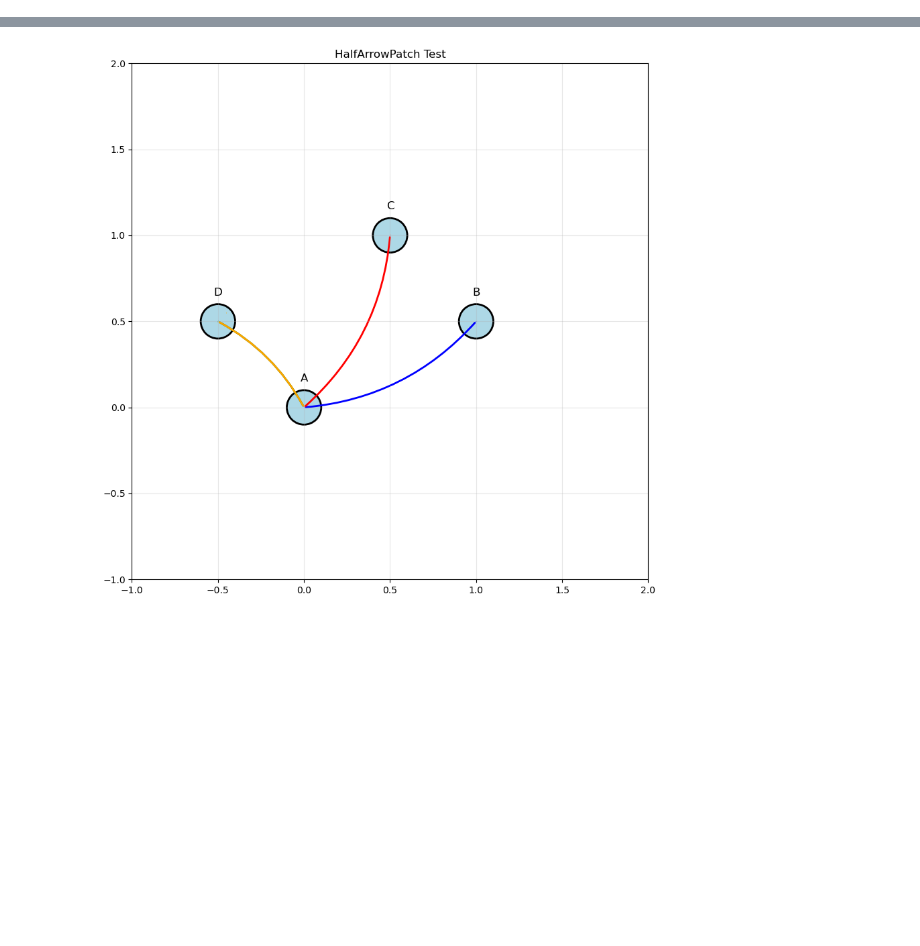
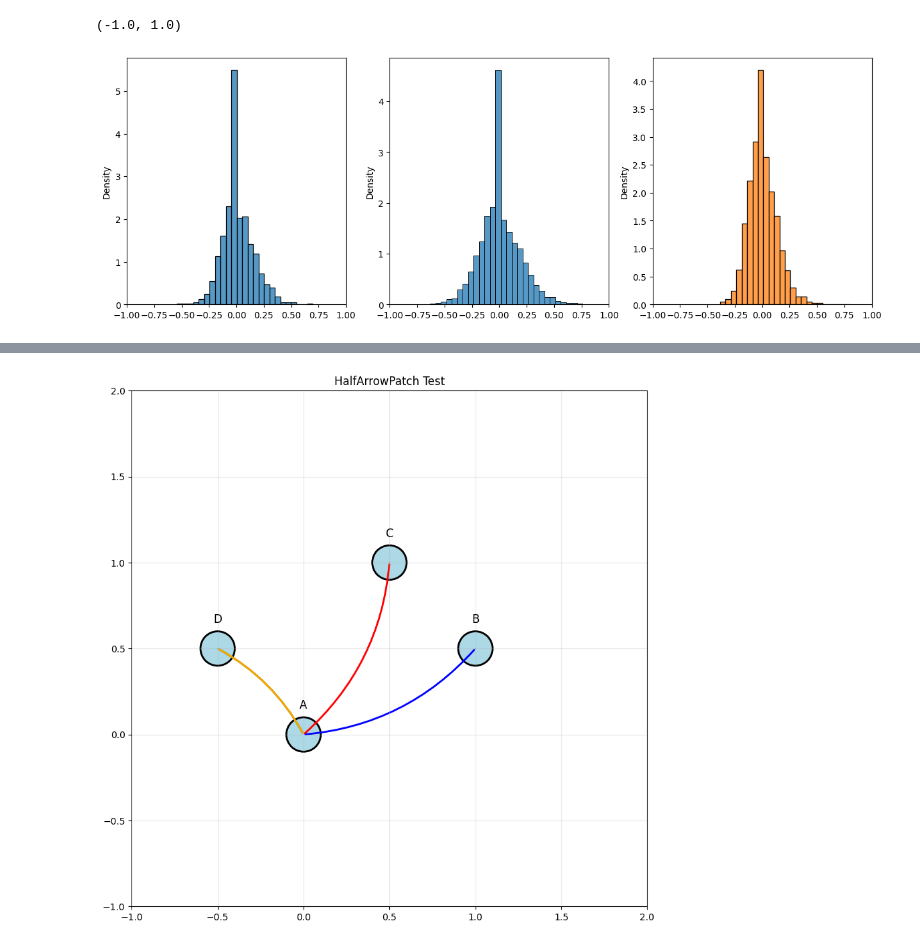
Before and after one commit to anacanoherranz/TFM, a Jupyter notebook: redes/redes.ipynb, the cells around one changed output, grey strips where cells are left out. Saved outputs shown, nothing was run; the diff lists cells and outputs as text; code cells hidden in the pictures; blank space fills up the shorter version.

```diff
--- a/redes/redes.ipynb
+++ b/redes/redes.ipynb
@@ -15,0 +511,36 @@ especies = data["especies"]
+# %%
+#histograma de los coeficientes por ventana, 3 figuras en una imagen
+
+import seaborn as sns
+import matplotlib.pyplot as plt
+with open("results_w1_delta.pkl", "rb") as f:
+    data_1 = pickle.load(f)
+
+coef_1 = data_1["matriz_coeficientes"]
+
+with open("results_w2_delta.pkl", "rb") as f:
+    data_2 = pickle.load(f)
+
+coef_2 = data_2["matriz_coeficientes"]
+coef_2_buenos=coef_2[(coef_2>-1) & (coef_2<1)]
+
+with open("results_w3_delta.pkl", "rb") as f:
+    data_3 = pickle.load(f)
+
+coef_3 = data_3["matriz_coeficientes"]
+
+plt.subplots(1, 3, figsize=(15, 5))
+# histogramas normalizados con seaborn, con un ancho de barra de 0.05,
+sns.histplot()
+
+sns.histplot(coef_1.flatten(), binwidth=0.05, ax=plt.subplot(1, 3, 1), stat="density")
+sns.histplot(coef_2_buenos.flatten(), binwidth=0.05, ax=plt.subplot(1, 3, 2), stat="density")
+sns.histplot(coef_3.flatten(), binwidth=0.05, ax=plt.subplot(1, 3, 3), stat="density")
+
+#xlims
+plt.subplot(1, 3, 1).set_xlim(-1, 1)
+plt.subplot(1, 3, 2).set_xlim(-1, 1)
+plt.subplot(1, 3, 3).set_xlim(-1, 1)
+# %% [output]
+(-1.0, 1.0)
+[figure, added]
```
Also changed, not shown: parts of 15 cells of this notebook, 38 other files.
